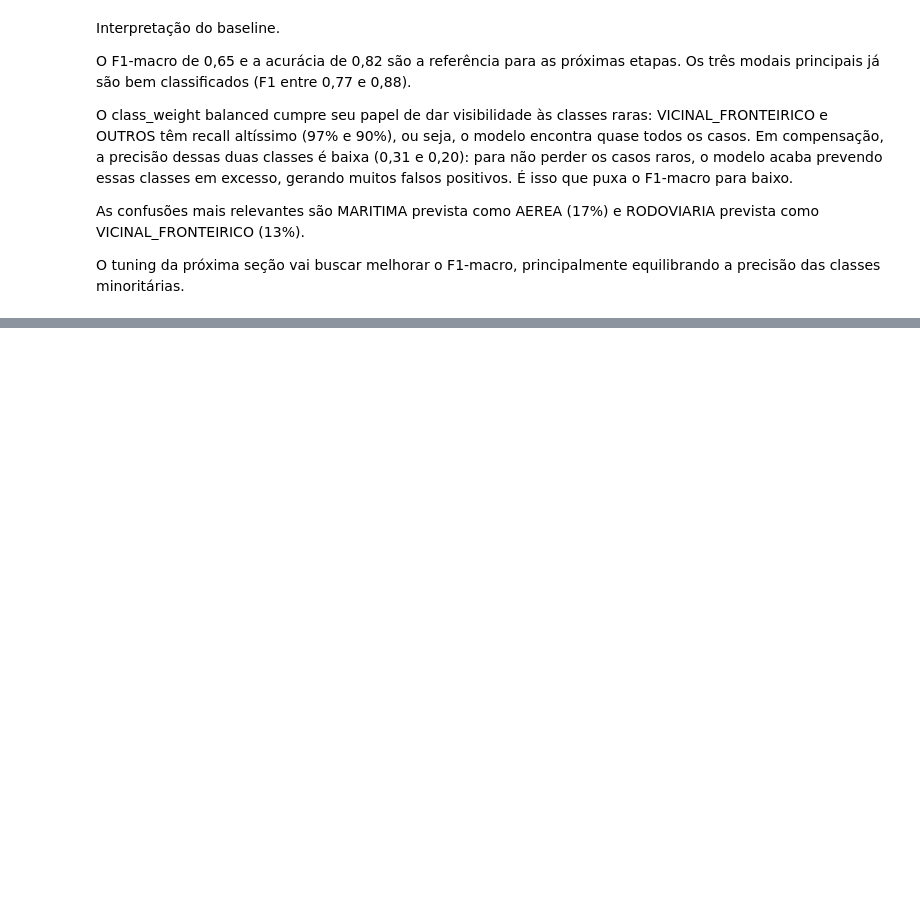
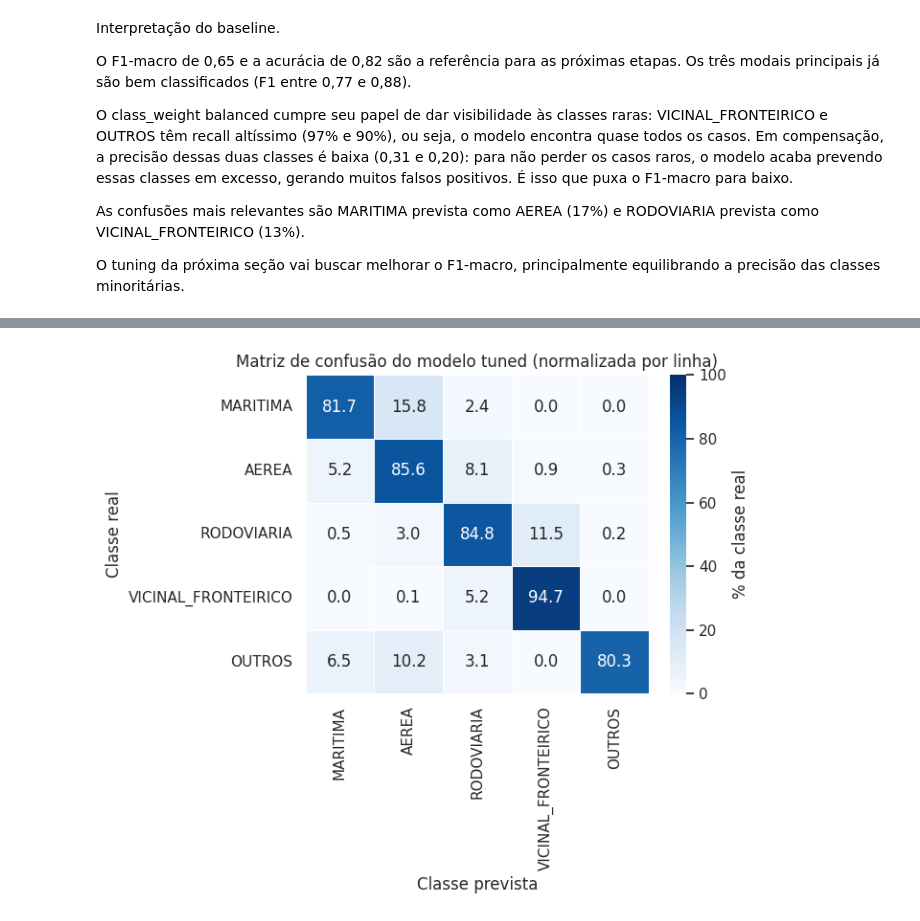
Before and after one commit to PamLissa/br-foreign-trade-analysis, a Jupyter notebook: milestone-4/notebooks/lightgbm_modeling.ipynb, the cells around one changed output, grey strips where cells are left out. Drawn from its saved outputs; the diff is of its cells as text; code cells hidden in the pictures; blank space fills up the shorter version.

Commit message:
feat: (section-4) add hyperparameter tuning with randomizedsearchcv

```diff
--- a/milestone-4/notebooks/lightgbm_modeling.ipynb
+++ b/milestone-4/notebooks/lightgbm_modeling.ipynb
@@ -355,0 +417,16 @@ O tuning da próxima seção vai buscar melhorar o F1-macro, principalmente equi
+# %%
+# Retreina a melhor configuracao no conjunto de treino completo
+best_params = search.best_params_
+tuned = LGBMClassifier(
+    objective='multiclass', class_weight='balanced',
+    random_state=RANDOM_STATE, n_jobs=-1, verbose=-1, **best_params)
+tuned.fit(X_train, y_train)
+
+y_pred_tuned = tuned.predict(X_test)
+f1_macro_tuned = f1_score(y_test, y_pred_tuned, average='macro')
+acc_tuned = accuracy_score(y_test, y_pred_tuned)
+
+print(f'F1-macro (tuned): {f1_macro_tuned:.4f}')
+print(f'Acuracia (tuned): {acc_tuned:.4f}')
+print()
+print(classification_report(y_test, y_pred_tuned, labels=CLASS_ORDER, digits=4, zero_division=0))
@@ -355,0 +493,17 @@ O tuning da próxima seção vai buscar melhorar o F1-macro, principalmente equi
+# %%
+# Matriz de confusao do modelo tuned (normalizada por linha)
+cm_tuned = confusion_matrix(y_test, y_pred_tuned, labels=CLASS_ORDER, normalize='true')
+
+fig, ax = plt.subplots(figsize=(7, 6))
+sns.heatmap(cm_tuned * 100, annot=True, fmt='.1f', cmap='Blues', vmin=0, vmax=100,
+            xticklabels=CLASS_ORDER, yticklabels=CLASS_ORDER,
+            linewidths=0.5, linecolor='white',
+            cbar_kws={'label': '% da classe real'}, ax=ax)
+ax.set_xlabel('Classe prevista')
+ax.set_ylabel('Classe real')
+ax.set_title('Matriz de confusão do modelo tuned (normalizada por linha)')
+plt.tight_layout()
+plt.savefig(RESULTS_DIR / 'tuned_confusion_matrix.png', dpi=140, bbox_inches='tight')
+plt.show()
+# %% [output]
+[figure, added]
```
Also changed, not shown: parts of 7 cells of this notebook.
